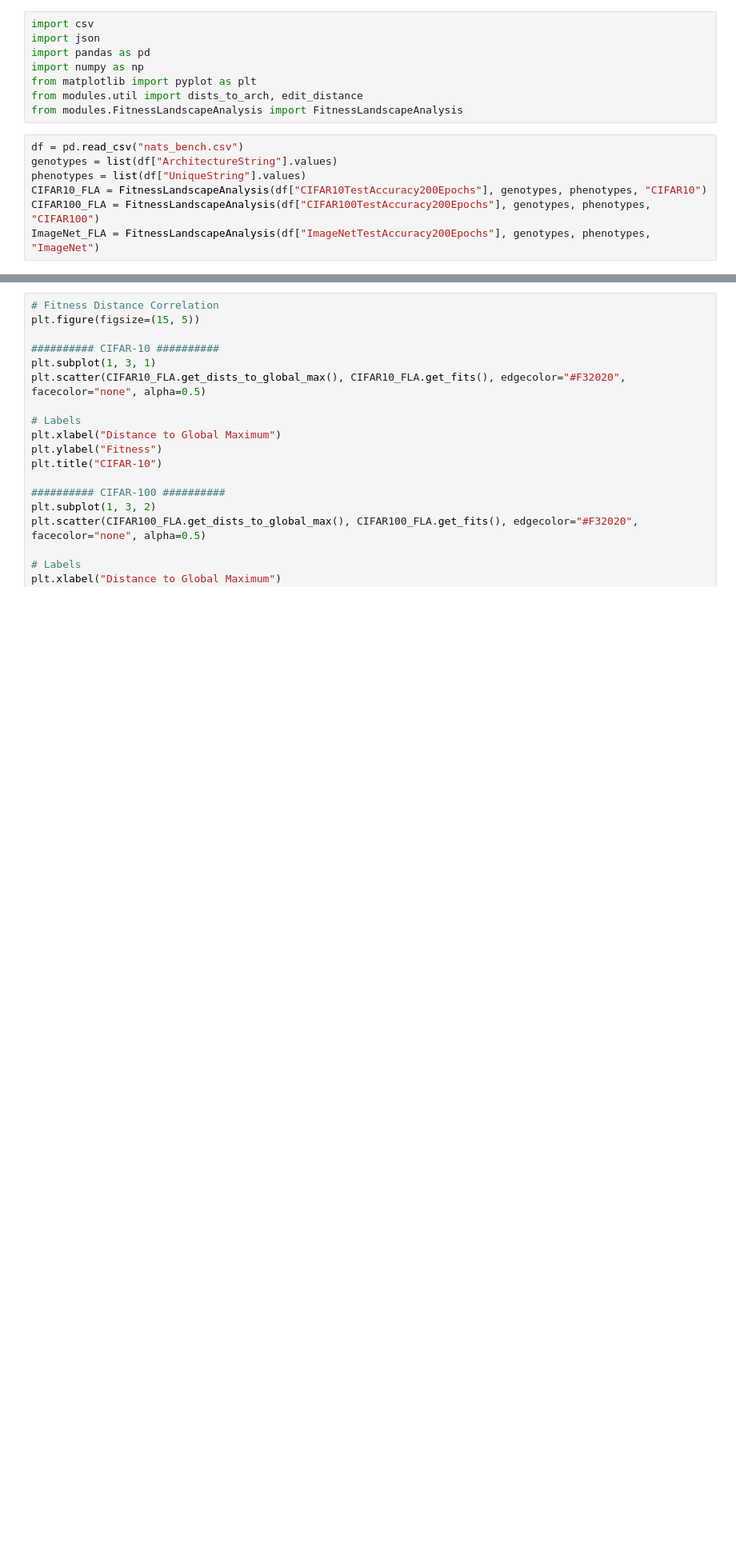
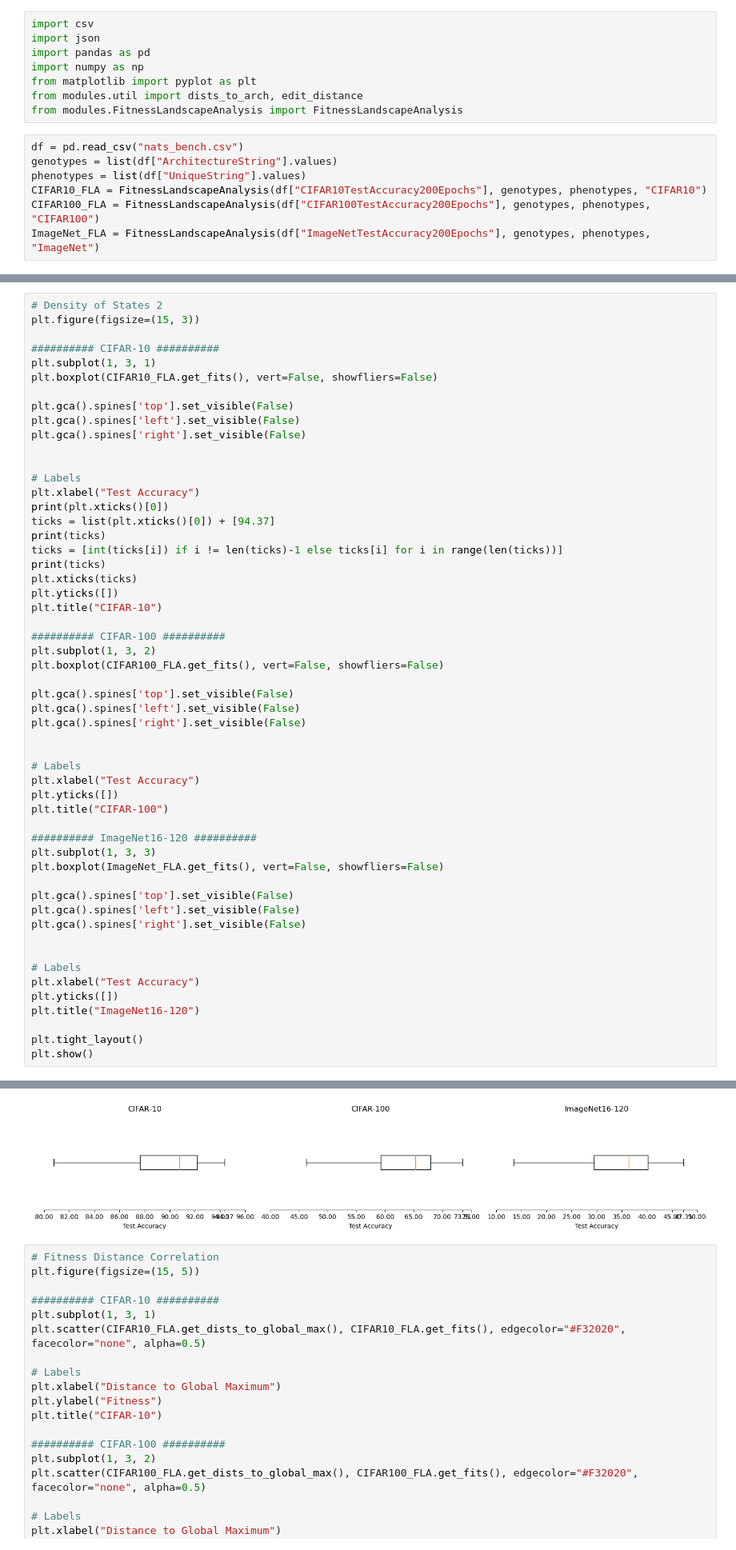
Before and after one commit to v-tao/nats-bench-landscape, a Jupyter notebook: visualizations.ipynb, the cells around one changed output, grey strips where cells are left out. Shown at 80% size. Drawn from its saved outputs; the diff is of its cells as text; blank space fills up the shorter version.

Commit message:
add some more density of states data and generate box and whisker plot

```diff
--- a/visualizations.ipynb
+++ b/visualizations.ipynb
@@ -61,3 +61,58 @@ plt.savefig("visualizations/density_of_states.pdf")
 plt.show()
 # %% [output]
 [figure]
+# %%
+# Density of States 2
+plt.figure(figsize=(15, 3))
+
+########## CIFAR-10 ##########
+plt.subplot(1, 3, 1)
+plt.boxplot(CIFAR10_FLA.get_fits(), vert=False, showfliers=False)
+
+plt.gca().spines['top'].set_visible(False)
+plt.gca().spines['left'].set_visible(False)
+plt.gca().spines['right'].set_visible(False)
+
+
+# Labels
+plt.xlabel("Test Accuracy")
+print(plt.xticks()[0])
+ticks = list(plt.xticks()[0]) + [94.37]
+print(ticks)
+ticks = [int(ticks[i]) if i != len(ticks)-1 else ticks[i] for i in range(len(ticks))]
+print(ticks)
+plt.xticks(ticks)
+plt.yticks([])
+plt.title("CIFAR-10")
+
+########## CIFAR-100 ##########
+plt.subplot(1, 3, 2)
+plt.boxplot(CIFAR100_FLA.get_fits(), vert=False, showfliers=False)
+
+plt.gca().spines['top'].set_visible(False)
+plt.gca().spines['left'].set_visible(False)
+plt.gca().spines['right'].set_visible(False)
+
+
+# Labels
+plt.xlabel("Test Accuracy")
+plt.yticks([])
+plt.title("CIFAR-100")
+
+########## ImageNet16-120 ##########
+plt.subplot(1, 3, 3)
+plt.boxplot(ImageNet_FLA.get_fits(), vert=False, showfliers=False)
+
+plt.gca().spines['top'].set_visible(False)
+plt.gca().spines['left'].set_visible(False)
+plt.gca().spines['right'].set_visible(False)
+
+
+# Labels
+plt.xlabel("Test Accuracy")
+plt.yticks([])
+plt.title("ImageNet16-120")
+
+plt.tight_layout()
+plt.show()
+# %% [output]
@@ -64,3 +122,4 @@ plt.show()
+[figure, added]
 # %%
 # Fitness Distance Correlation
 plt.figure(figsize=(15, 5))
```
Also changed, not shown: parts of 2 cells of this notebook, 5 other files.
